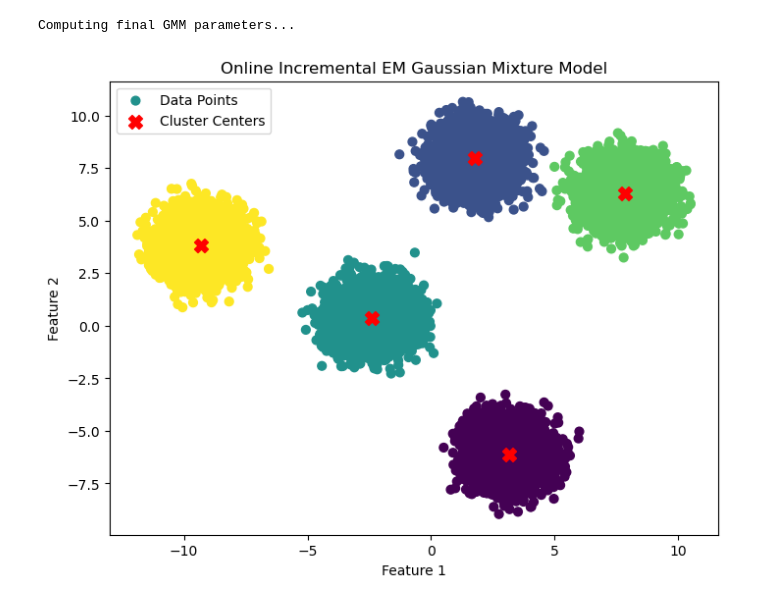
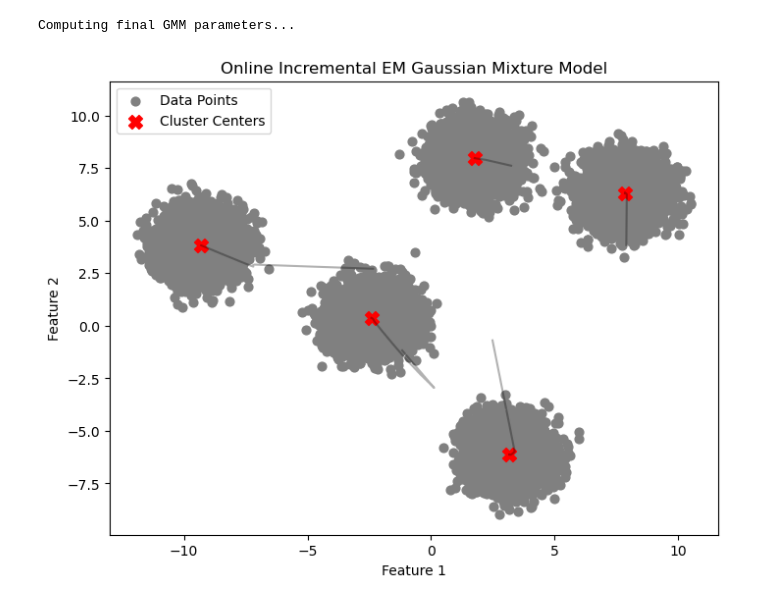
Before and after one commit to arnifreyrm/Online-GMM, a Jupyter notebook: old_incremental.ipynb, the cells around one changed output. Cells and saved outputs as stored; diff of their text form; code cells hidden in the pictures.

```diff
--- a/old_incremental.ipynb
+++ b/old_incremental.ipynb
@@ -349,7 +343,9 @@ def online_incremental_em_gmm(X, n_components=3, T=10, random_state=None):
     # Step 1: Random initialization
     pi, mu, sigma = initialize_parameters(n_components, n_features, random_state=random_state)
 
-    # Step 2: Placeholder for sufficient statistics
+    mu_history = [mu.copy()]
+
+    # Step 2: sufficient statistics
     gamma = np.zeros((n_samples, n_components))
     gamma_x = np.zeros((n_samples, n_components, n_features))
     gamma_xx = np.zeros((n_samples, n_components, n_features, n_features))
@@ -381,40 +377,47 @@ def online_incremental_em_gmm(X, n_components=3, T=10, random_state=None):
 
         # Update model parameters after each iteration
         pi, mu, sigma = compute_parameters(mu_stats, idx+1)
+        mu_history.append(mu.copy())
 
     # After all iterations, compute final parameters
     print("\nComputing final GMM parameters...")
     pi, mu_k, sigma_k = compute_parameters(mu_stats, idx+1)
 
-    return pi, mu_k, sigma_k
+    return pi, mu_k, sigma_k, mu_history
 
 if __name__ == "__main__":
     # Generate synthetic data
     X, y_true = make_blobs(n_samples=20000, centers=5, cluster_std=0.80, random_state=20)
     X = shuffle(X, random_state=42)
     # Run Online Incremental EM
     n_components = 5
     T = 15
     random_state = 42
-    pi, mu_k, sigma_k = online_incremental_em_gmm(X, n_components=n_components, T=T, random_state=random_state)
+    pi, mu_k, sigma_k, history_mu = online_incremental_em_gmm(X, n_components=n_components, T=T, random_state=random_state)
 
     # Assign clusters based on final responsibilities
-    K = n_components
-    labels = np.zeros(X.shape[0], dtype=int)
-    for i in range(X.shape[0]):
-        x_i = X[i]
-        probs = compute_responsibilities(x_i, pi, mu_k, sigma_k)
-        labels[i] = np.argmax(probs)
+    # K = n_components
+    # labels = np.zeros(X.shape[0], dtype=int)
+    # for i in range(X.shape[0]):
+    #     x_i = X[i]
+    #     probs = compute_responsibilities(x_i, pi, mu_k, sigma_k)
+    #     labels[i] = np.argmax(probs)
+
 
     # Plot the results
     plt.figure(figsize=(8, 6))
-    plt.scatter(X[:, 0], X[:, 1], c=labels, s=40, cmap='viridis', label='Data Points')
+    plt.scatter(X[:, 0], X[:, 1], c='gray', s=40, cmap='viridis', label='Data Points')
     plt.scatter(mu_k[:, 0], mu_k[:, 1], c='red', s=100, marker='X', label='Cluster Centers')
+
+    history_mu = np.array(history_mu)
+    for k in range(n_components):
+        plt.plot(history_mu[:, k, 0], history_mu[:, k, 1], 'k-', alpha=0.3)
+
     plt.title('Online Incremental EM Gaussian Mixture Model')
     plt.xlabel('Feature 1')
     plt.ylabel('Feature 2')
     plt.legend()
     plt.show()
 # %% [output]
 Computing final GMM parameters...
-[figure, old version]
+[figure, new version]
```
Also changed, not shown: parts of 4 cells of this notebook, 2 other files.
